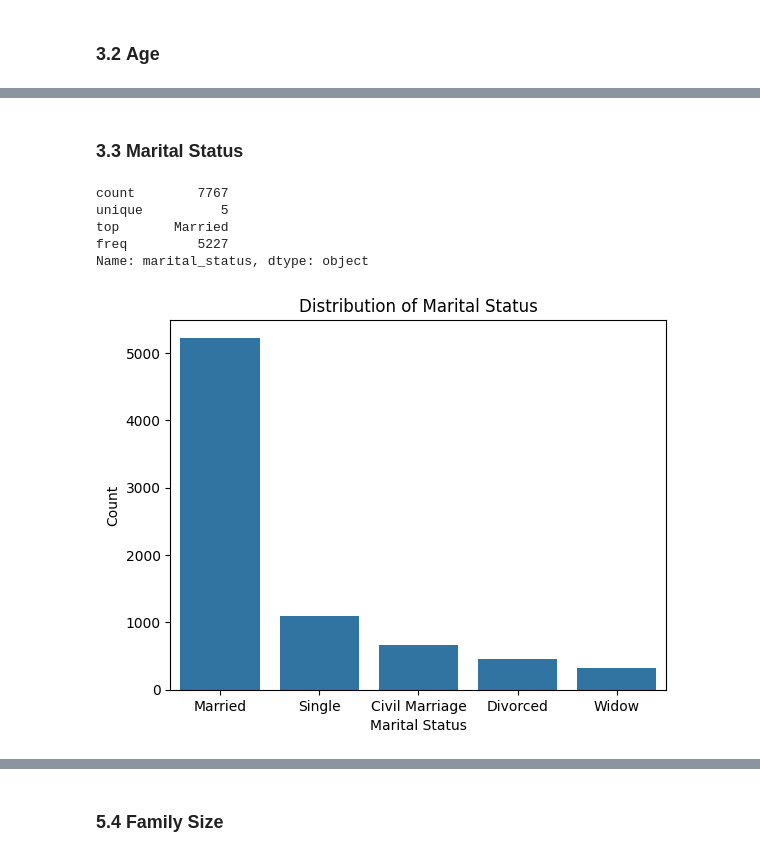
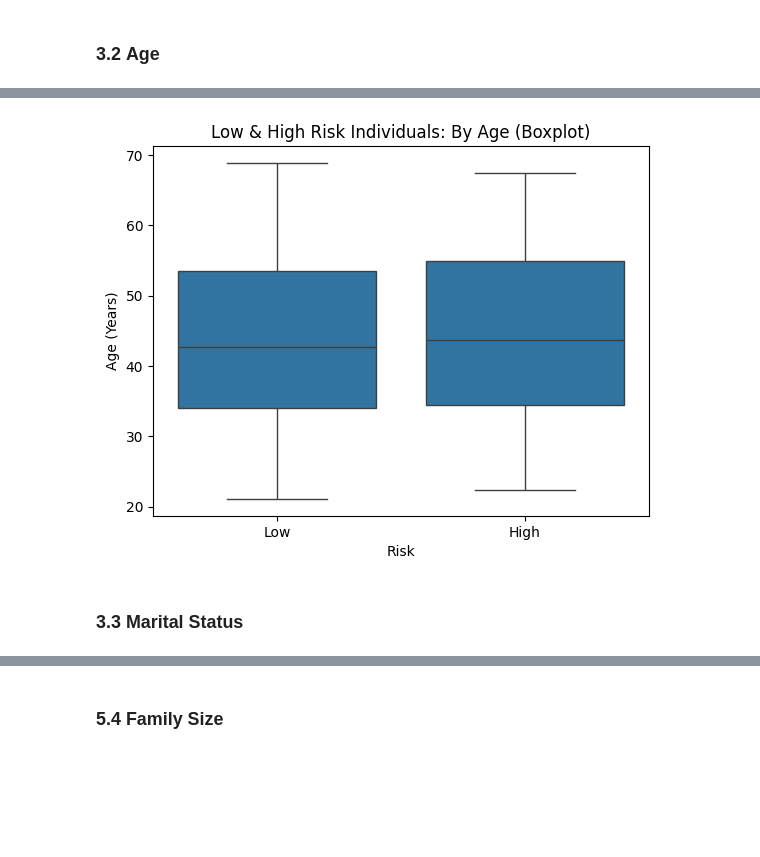
Before and after one commit to himaanssu/Credit_Card_Approval_Prediction, a Jupyter notebook: project.ipynb, the cells around one changed output, grey strips where cells are left out. Saved outputs shown, nothing was run; the diff lists cells and outputs as text; code cells hidden in the pictures; blank space fills up the shorter version.

```diff
--- a/project.ipynb
+++ b/project.ipynb
@@ -96,0 +227,33 @@ def count_and_freq_stats(df,feature):
+# %%
+# Function to create a Low/High Risk Boxplot
+def low_high_risk_boxplot(df, feature):
+    match feature:
+        case 'days_lived':
+            df['Age (Years)'] = np.abs(df[feature]) / 365.25
+            sns.boxplot(x=df['is_risky'], y=df['Age (Years)'])
+            plt.xticks(ticks=[0, 1], labels=["Low", "High"])
+            plt.title('Low & High Risk Individuals: By Age (Boxplot)')
+            plt.xlabel('Risk')
+            plt.ylabel('Age (Years)')
+
+        case 'annual_income':
+            ax = sns.boxplot(x=df['is_risky'], y=df[feature])
+            ax.get_yaxis().set_major_formatter(
+                mtick.FuncFormatter(lambda x, _: f'{int(x / 100000)}')
+            )
+            plt.xticks(ticks=[0, 1], labels=["Low", "High"])
+            plt.title('Low & High Risk Individuals: By Income (Boxplot)')
+            plt.xlabel('Risk')
+            plt.ylabel('Annual Income (Lakh)')
+
+        case _:
+            if df[feature].dtype in [np.int64, np.float64]:
+                sns.boxplot(x=df['is_risky'], y=df[feature])
+                plt.xticks(ticks=[0, 1], labels=["Low", "High"])
+                plt.title(f'Low & High Risk Individuals: By {feature.replace("_", " ").title()} (Boxplot)')
+                plt.xlabel('Risk')
+                plt.ylabel(feature.replace("_", " ").title())
+            else:
+                print(f"Feature '{feature}' is not suitable for a numerical boxplot. Consider using categorical analysis.")
+
+    plt.show()
@@ -171,10 +326,6 @@ plt.show()
+# %%
+low_high_risk_boxplot(cc_train_copy, 'days_lived')
+# %% [output]
+[figure, added]
 # %% [markdown]
 ### 3.3 **Marital Status**
-# %%
-cc_train_copy['marital_status'].describe()
-# %% [output]
-count        7767
-unique          5
-top       Married
-freq         5227
-Name: marital_status, dtype: object
@@ -188,11 +331,0 @@ ms_freqs = marriage_stats['Frequency']
-# %%
-# Plot bar chart for marital status count
-sns.barplot(x=ms_counts.index, y=ms_counts.values)
-plt.xticks(ticks=['Married', 'Single / not married', 'Civil marriage', 'Separated', 'Widow'],
-           labels=['Married', 'Single', 'Civil Marriage', 'Divorced', 'Widow'])
-plt.xlabel('Marital Status')
-plt.ylabel('Count')
-plt.title('Distribution of Marital Status')
-plt.show()
-# %% [output]
-[figure, removed]
```
Also changed, not shown: parts of 52 cells of this notebook.
